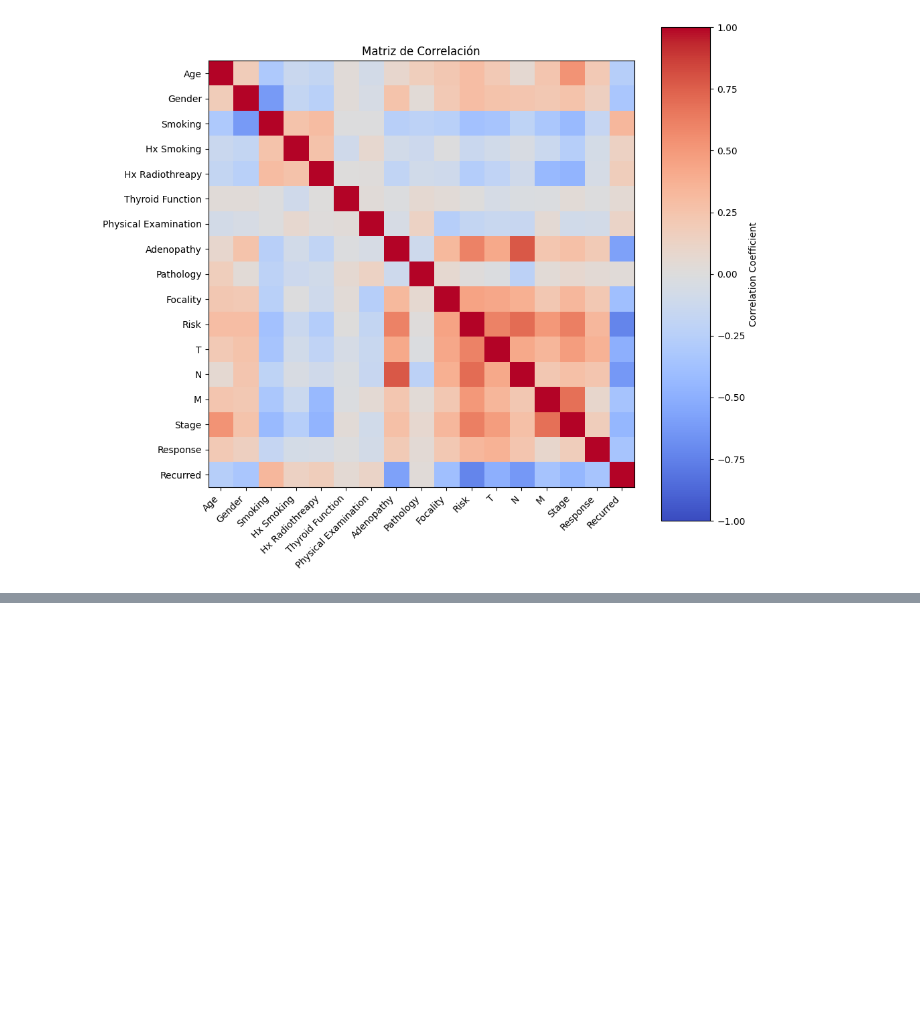
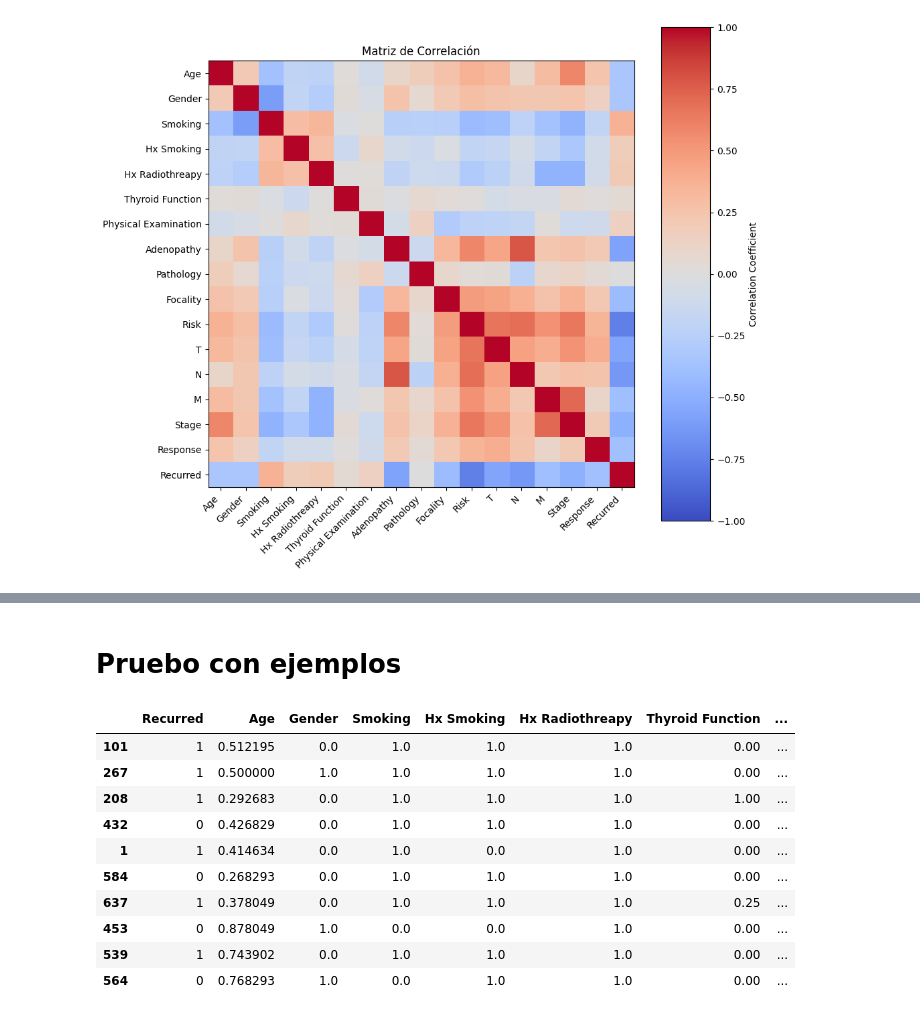
Before and after one commit to DawnHarper/TP-FINAL-MATE-III, a Jupyter notebook: TP_FINAL_MATE_III.ipynb, the cells around one changed output, grey strips where cells are left out. Drawn from its saved outputs; the diff is of its cells as text; code cells hidden in the pictures; blank space fills up the shorter version.

```diff
--- a/TP_FINAL_MATE_III.ipynb
+++ b/TP_FINAL_MATE_III.ipynb
@@ -532,0 +544,24 @@ ACCURACY:  0.3046875
+# %% [markdown]
+# **Pruebo con ejemplos**
+# %%
+# Definir las características de entrada para los nuevos datos
+new_features = ["Age", "Gender", "Smoking", "Hx Smoking", "Hx Radiothreapy", "Thyroid Function", "Physical Examination",
+            "Adenopathy", "Pathology", "Focality", "Risk", "Stage", "Response"]
+
+# Seleccionar características relevantes de los nuevos datos
+random_rows = df.loc[:, ["Recurred"] + features].sample(n=10)
+
+# Imprimir las filas aleatorias
+random_rows
+# %% [output]
+|  | Recurred | Age | Gender | Smoking | Hx Smoking | Hx Radiothreapy | Thyroid Function | ... |
+| 101 | 1 | 0.512195 | 0.0 | 1.0 | 1.0 | 1.0 | 0.00 | ... |
+| 267 | 1 | 0.500000 | 1.0 | 1.0 | 1.0 | 1.0 | 0.00 | ... |
+| 208 | 1 | 0.292683 | 0.0 | 1.0 | 1.0 | 1.0 | 1.00 | ... |
+| 432 | 0 | 0.426829 | 0.0 | 1.0 | 1.0 | 1.0 | 0.00 | ... |
+| 1 | 1 | 0.414634 | 0.0 | 1.0 | 0.0 | 1.0 | 0.00 | ... |
+| 584 | 0 | 0.268293 | 0.0 | 1.0 | 1.0 | 1.0 | 0.00 | ... |
+| 637 | 1 | 0.378049 | 0.0 | 1.0 | 1.0 | 1.0 | 0.25 | ... |
+| 453 | 0 | 0.878049 | 1.0 | 0.0 | 0.0 | 1.0 | 0.00 | ... |
+| 539 | 1 | 0.743902 | 0.0 | 1.0 | 1.0 | 1.0 | 0.00 | ... |
+| 564 | 0 | 0.768293 | 1.0 | 0.0 | 1.0 | 1.0 | 0.00 | ... |
```
Also changed, not shown: parts of 24 cells of this notebook.
